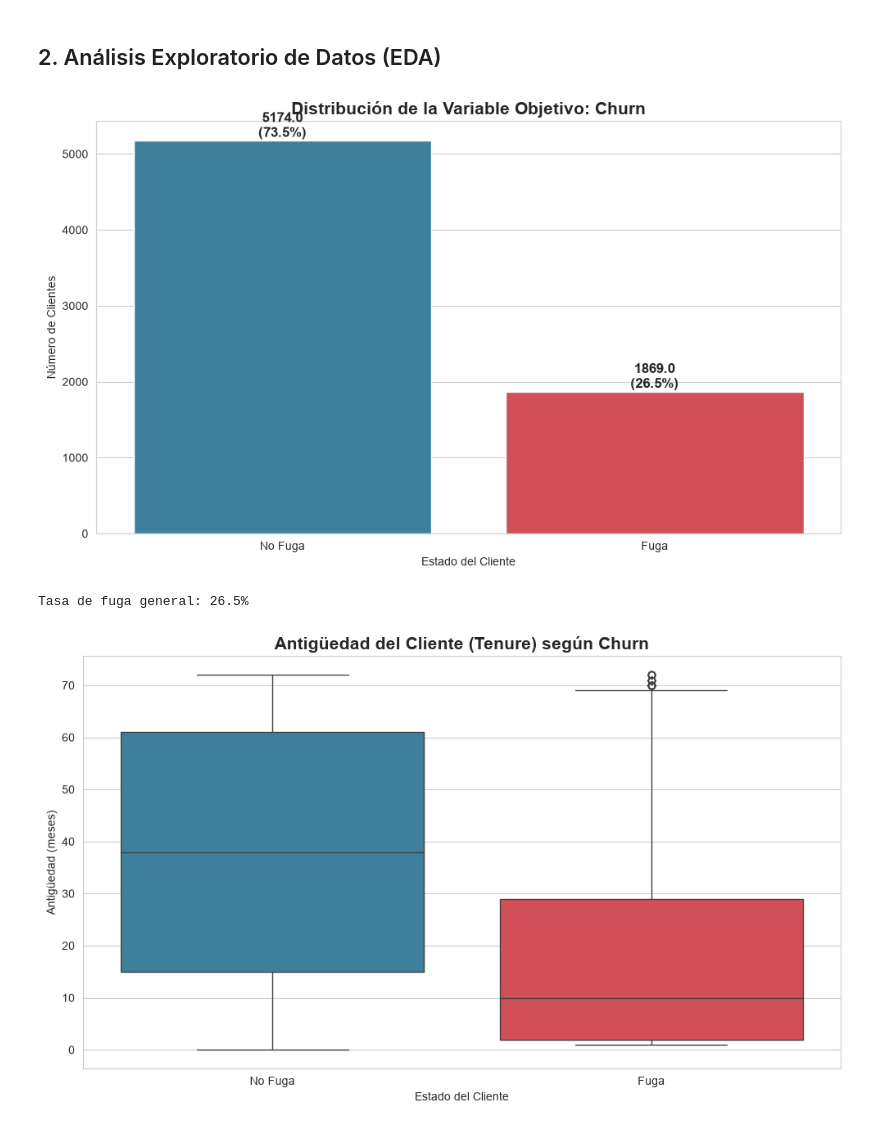
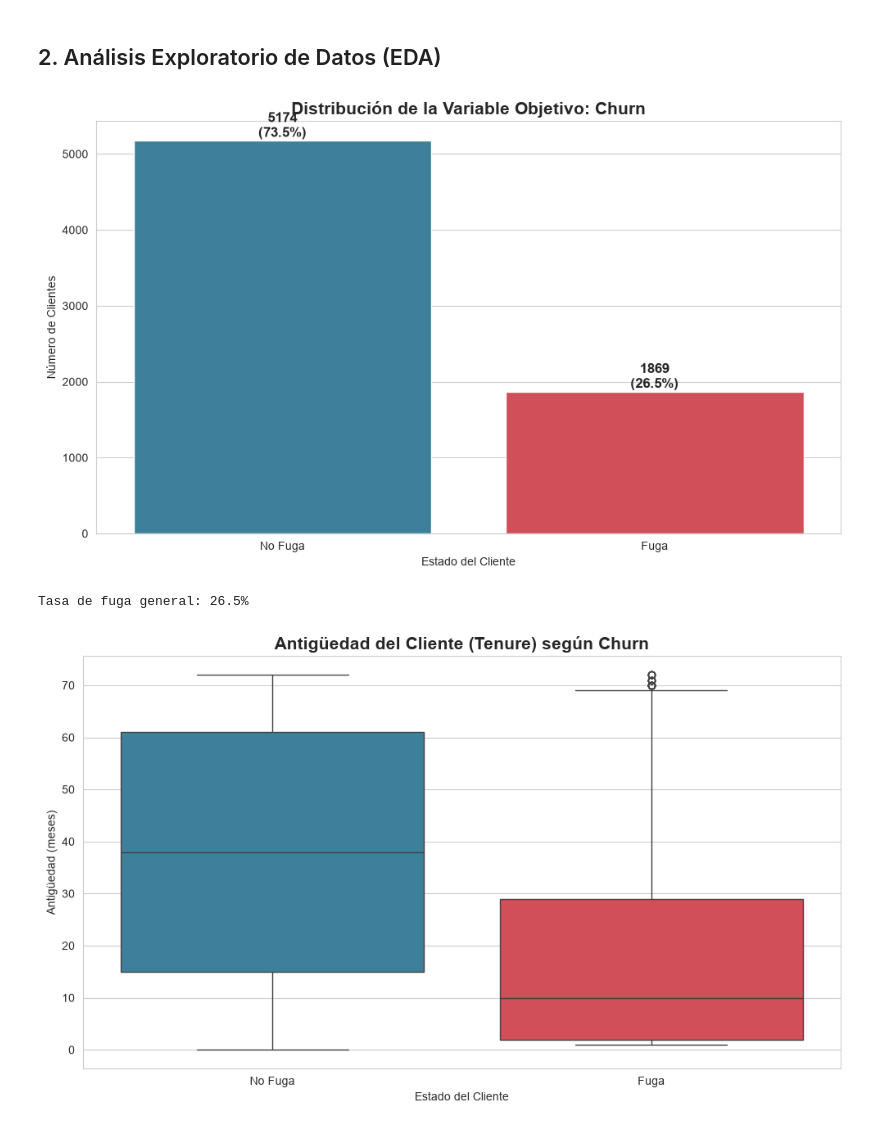
Before and after one commit to ElTioCrack/telco-churn-bi, a Jupyter notebook: notebooks/Telco_Customer_Churn_Analysis.ipynb, the cells around one changed output. Saved outputs shown, nothing was run; the diff lists cells and outputs as text; code cells hidden in the pictures.

```diff
--- a/notebooks/Telco_Customer_Churn_Analysis.ipynb
+++ b/notebooks/Telco_Customer_Churn_Analysis.ipynb
@@ -108,10 +108,12 @@ def cargar_dataset(filename=FILENAME):
     """
     # 1) Buscar el archivo en la estructura del proyecto (data/raw/)
     posibles_rutas = [
+        filename,                                   # Desde la carpeta notebooks
+        f'./{filename}',                            # Desde la carpeta notebooks
+        f'notebooks/{filename}',                    # Desde la raíz del proyecto
         f'data/raw/{filename}',                    # Desde la raíz del proyecto
         f'../data/raw/{filename}',                 # Desde notebooks/
         f'../../data/raw/{filename}',              # Desde subcarpetas más profundas
-        filename,                                   # Directorio actual
         f'/content/data/raw/{filename}',           # En Colab
         f'/content/{filename}'                     # Root de Colab
     ]
@@ -148,8 +150,8 @@ def cargar_dataset(filename=FILENAME):
         import opendatasets as od
         print('Descargando dataset desde Kaggle (opendatasets)...')
         od.download('https://www.kaggle.com/datasets/blastchar/telco-customer-churn')
-        for root, _, files_ in os.walk('.'):
-            for f in files_:
+        for root, _, files in os.walk('.'):
+            for f in files:
                 if f.endswith('.csv') and 'Telco' in f:
                     return pd.read_csv(os.path.join(root, f))
     except Exception as e:
@@ -278,28 +280,30 @@ Dataset limpio guardado exitosamente en data/processed/
 # %%
 # --- GRÁFICO 1: Distribución de la variable objetivo (Churn) ---
 fig, ax = plt.subplots(figsize=(10, 6))
 churn_labels = {0: 'No Fuga', 1: 'Fuga'}
 conteo_churn = df['Churn'].value_counts().sort_index()
 porcentaje_churn = (conteo_churn / conteo_churn.sum() * 100).round(1)
 
-barplot = sns.countplot(x='Churn', data=df, palette=['#2E86AB', '#E63946'], ax=ax)
-ax.set_xticklabels([churn_labels[i] for i in sorted(df['Churn'].unique())])
+barplot = sns.countplot(x='Churn', data=df, hue='Churn',
+                        palette=['#2E86AB', '#E63946'], legend=False, ax=ax)
+ax.set_xticks([0, 1])
+ax.set_xticklabels(['No Fuga', 'Fuga'])
 ax.set_title('Distribución de la Variable Objetivo: Churn', fontsize=15, fontweight='bold')
 ax.set_xlabel('Estado del Cliente')
 ax.set_ylabel('Número de Clientes')
 
 for i, p in enumerate(barplot.patches):
     altura = p.get_height()
-    ax.annotate(f'{altura}\n({porcentaje_churn.iloc[i]}%)',
+    ax.annotate(f'{int(altura)}\n({porcentaje_churn.iloc[i]}%)',
                 (p.get_x() + p.get_width() / 2, altura),
                 ha='center', va='bottom', fontsize=12, fontweight='bold')
 
 plt.tight_layout()
 plt.show()
 
 print(f'Tasa de fuga general: {porcentaje_churn.iloc[1]}%')
 # %% [output]
-[figure, old version]
+[figure, new version]
 Tasa de fuga general: 26.5%
 # %%
 # --- GRÁFICO 2: Antigüedad (tenure) vs Churn ---
```
Also changed, not shown: parts of 8 cells of this notebook, 1 other file.
